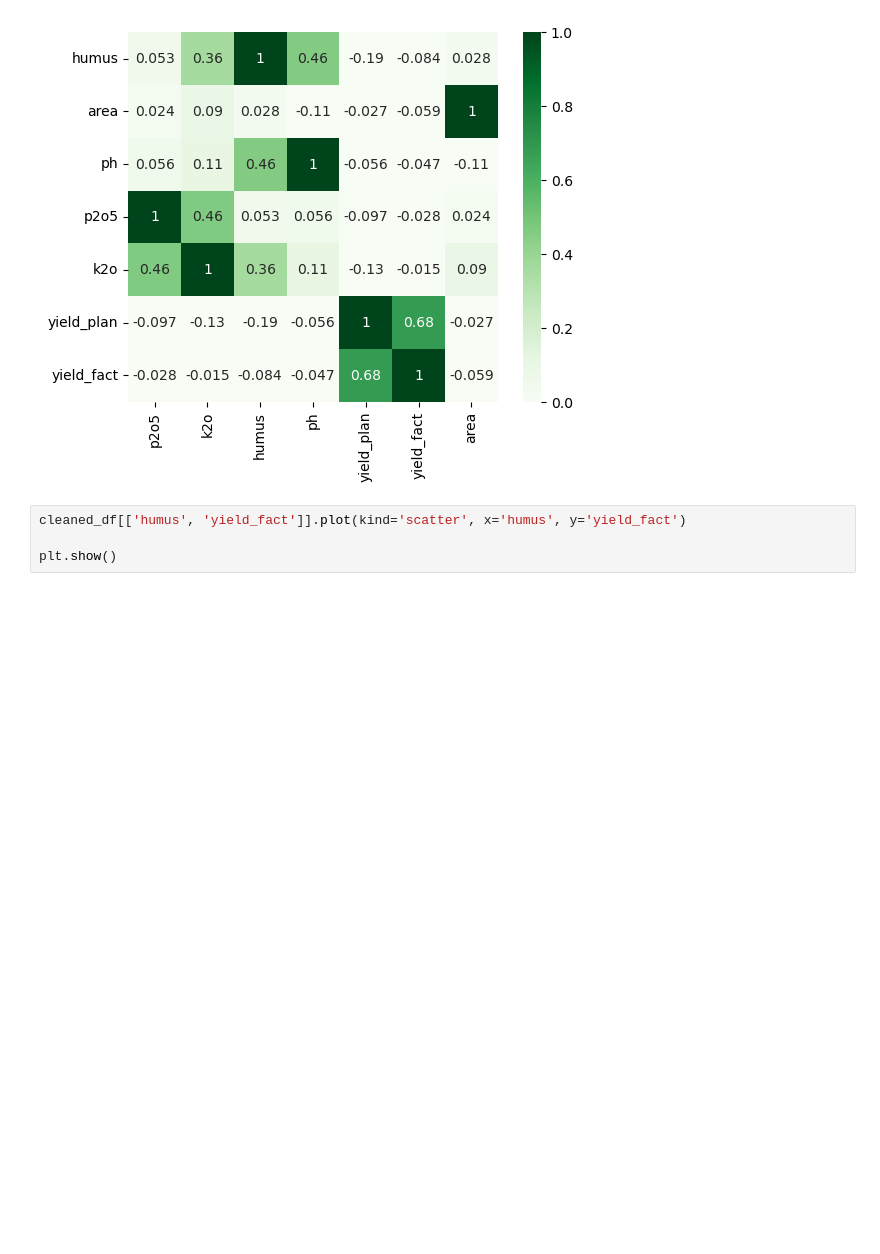
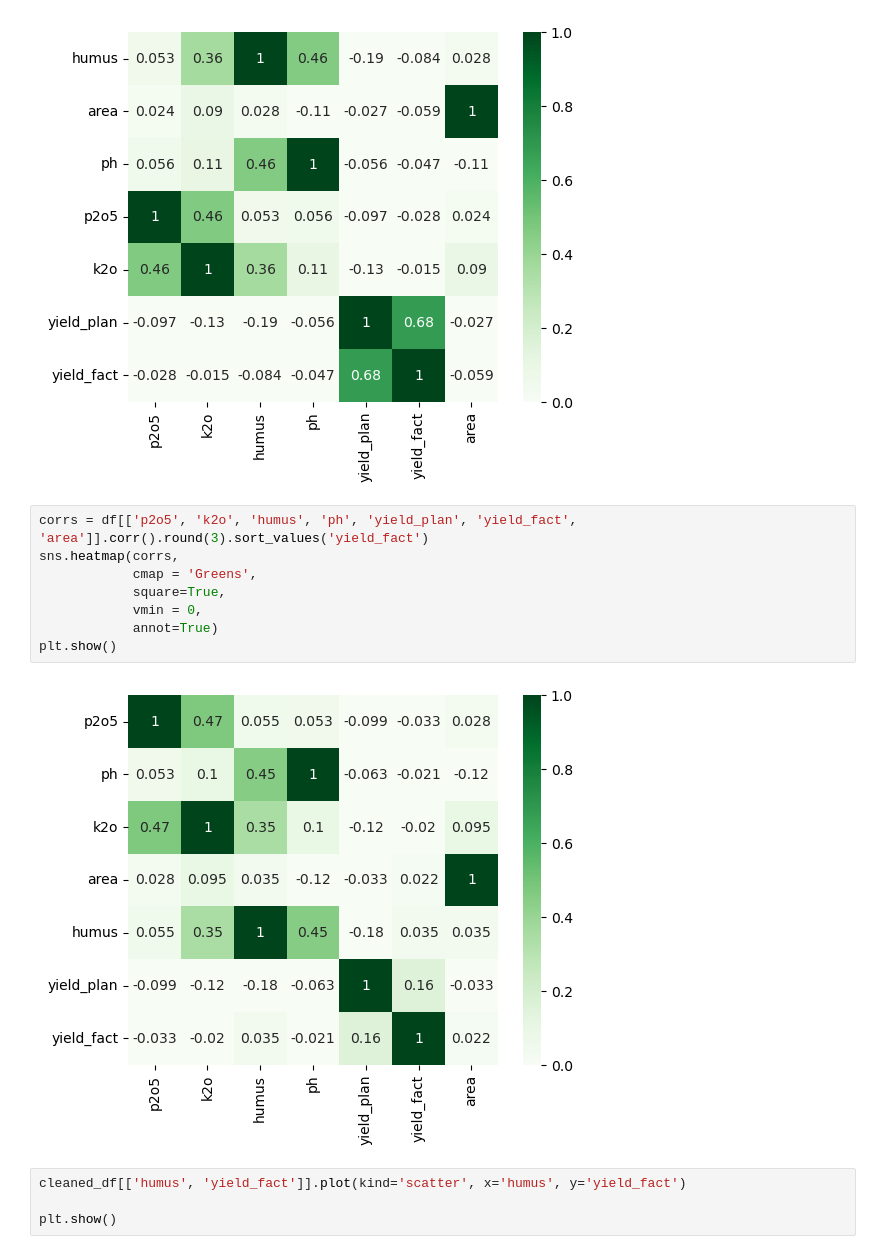
Before and after one commit to VladSunny/DANO_EKONIVA, a Jupyter notebook: notebooks/searchForHypotheses.ipynb, the cells around one changed output. Drawn from its saved outputs; the diff is of its cells as text; blank space fills up the shorter version.

```diff
--- a/notebooks/searchForHypotheses.ipynb
+++ b/notebooks/searchForHypotheses.ipynb
@@ -156,6 +156,16 @@ sns.heatmap(corrs,
 plt.show()
 # %% [output]
 [figure]
+# %%
+corrs = df[['p2o5', 'k2o', 'humus', 'ph', 'yield_plan', 'yield_fact', 'area']].corr().round(3).sort_values('yield_fact')
+sns.heatmap(corrs,
+            cmap = 'Greens',
+            square=True,
+            vmin = 0,
+            annot=True)
+plt.show()
+# %% [output]
+[figure, added]
 # %%
 cleaned_df[['humus', 'yield_fact']].plot(kind='scatter', x='humus', y='yield_fact')
 
```
Also changed, not shown: parts of 1 cell of this notebook.
